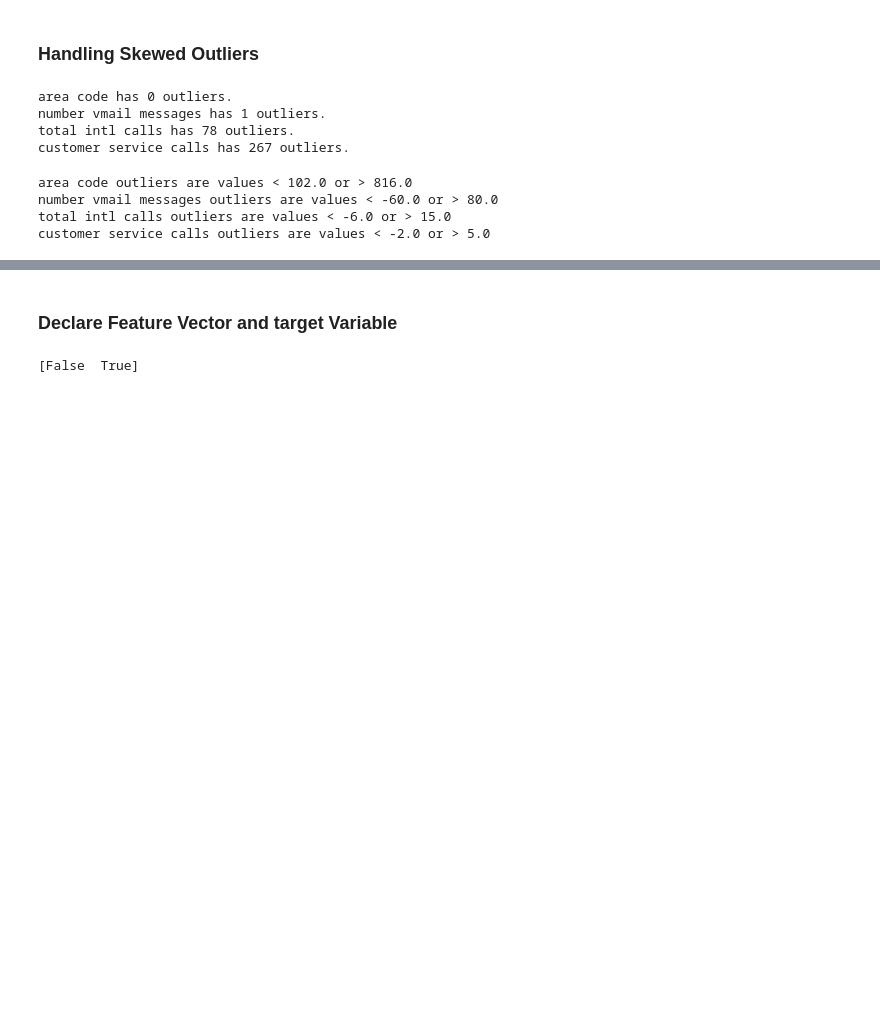
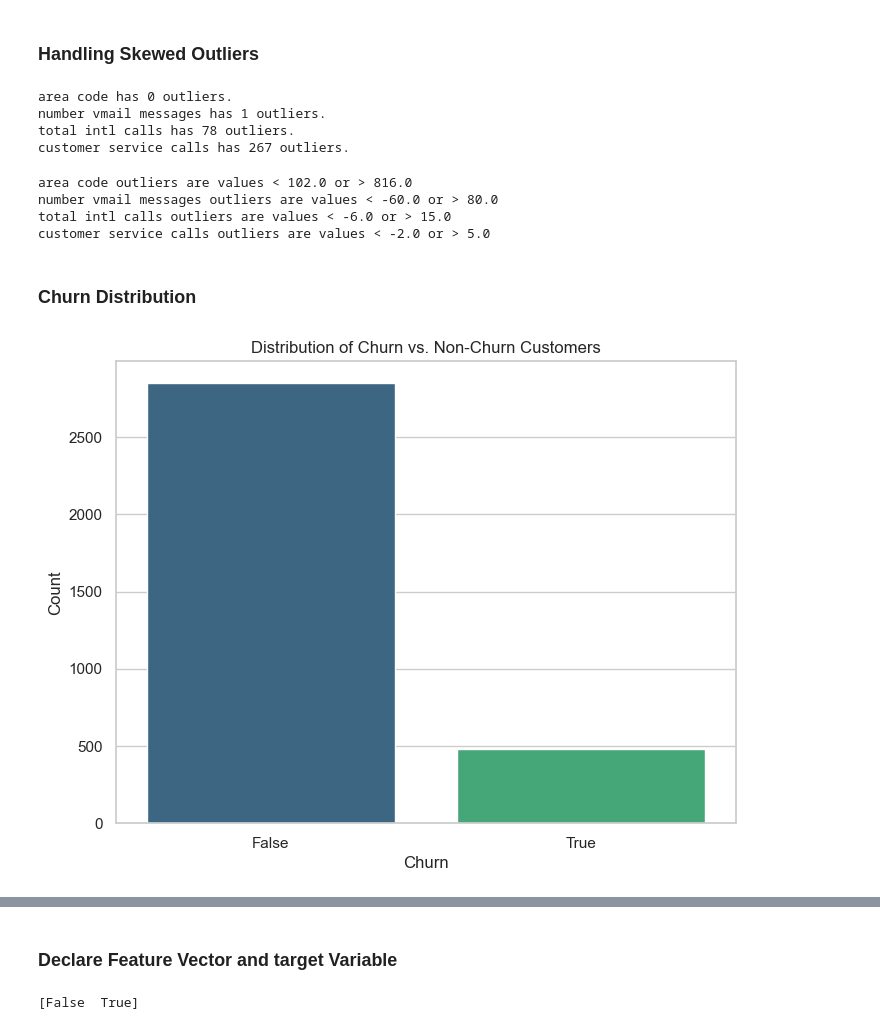
Before and after one commit to victormuuo07/PHASE-3-FINAL-PROJECT, a Jupyter notebook: index.ipynb, the cells around one changed output, grey strips where cells are left out. Drawn from its saved outputs; the diff is of its cells as text; code cells hidden in the pictures; blank space fills up the shorter version.

Commit message:
added images in my Readme.md

```diff
--- a/index.ipynb
+++ b/index.ipynb
@@ -687,3 +687,16 @@ area code outliers are values < 102.0 or > 816.0
 number vmail messages outliers are values < -60.0 or > 80.0
 total intl calls outliers are values < -6.0 or > 15.0
 customer service calls outliers are values < -2.0 or > 5.0
+# %% [markdown]
+### **Churn Distribution**
+# %%
+
+plt.figure(figsize=(8, 6))
+sns.countplot(x='churn', data=df, palette='viridis')
+plt.title('Distribution of Churn vs. Non-Churn Customers')
+plt.xlabel('Churn')
+plt.ylabel('Count')
+plt.savefig('images/churn_distribution.png')
+plt.show()
+# %% [output]
+[figure, added]
```
Also changed, not shown: parts of 12 cells of this notebook, 2 other files.
